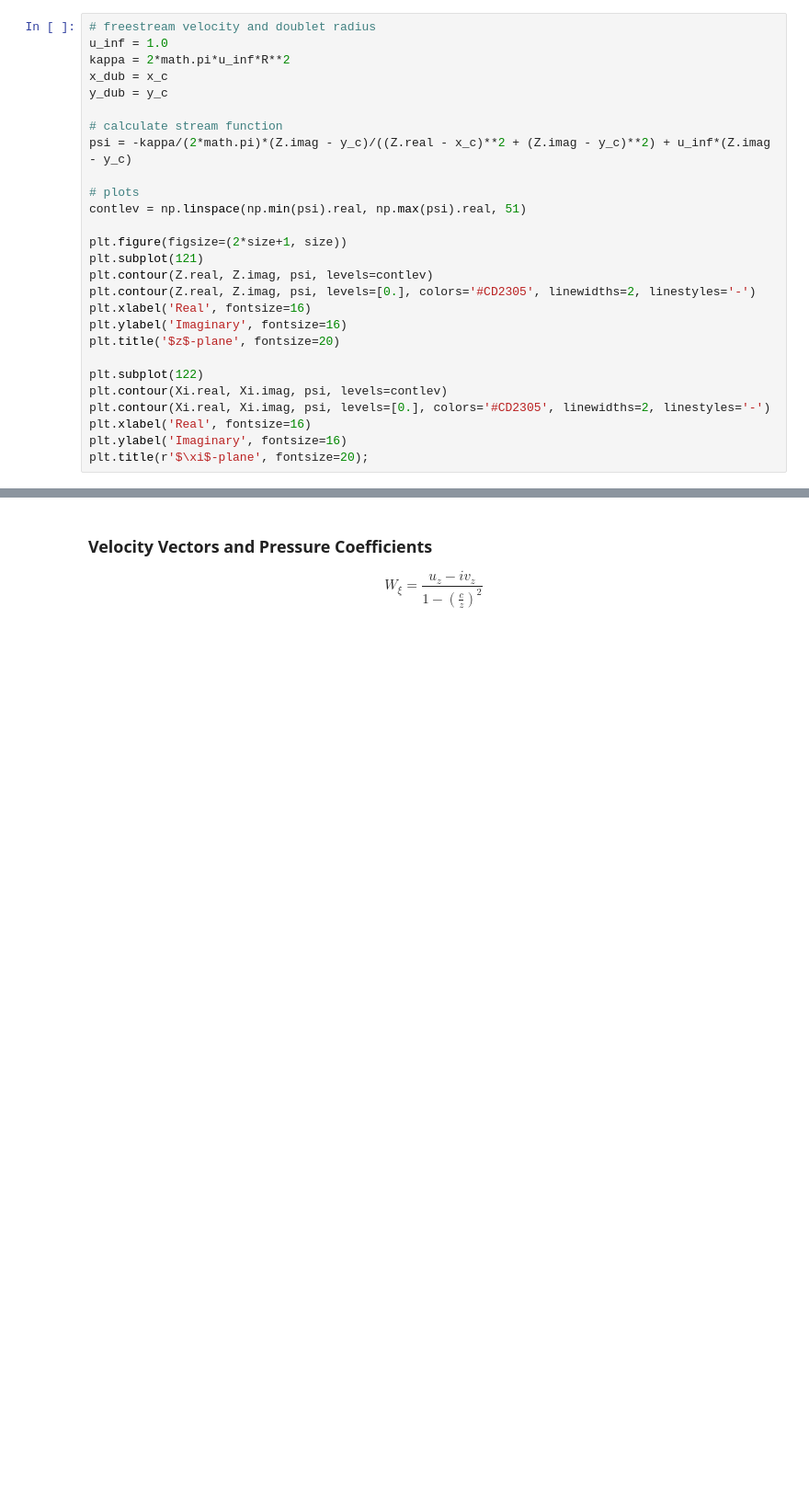
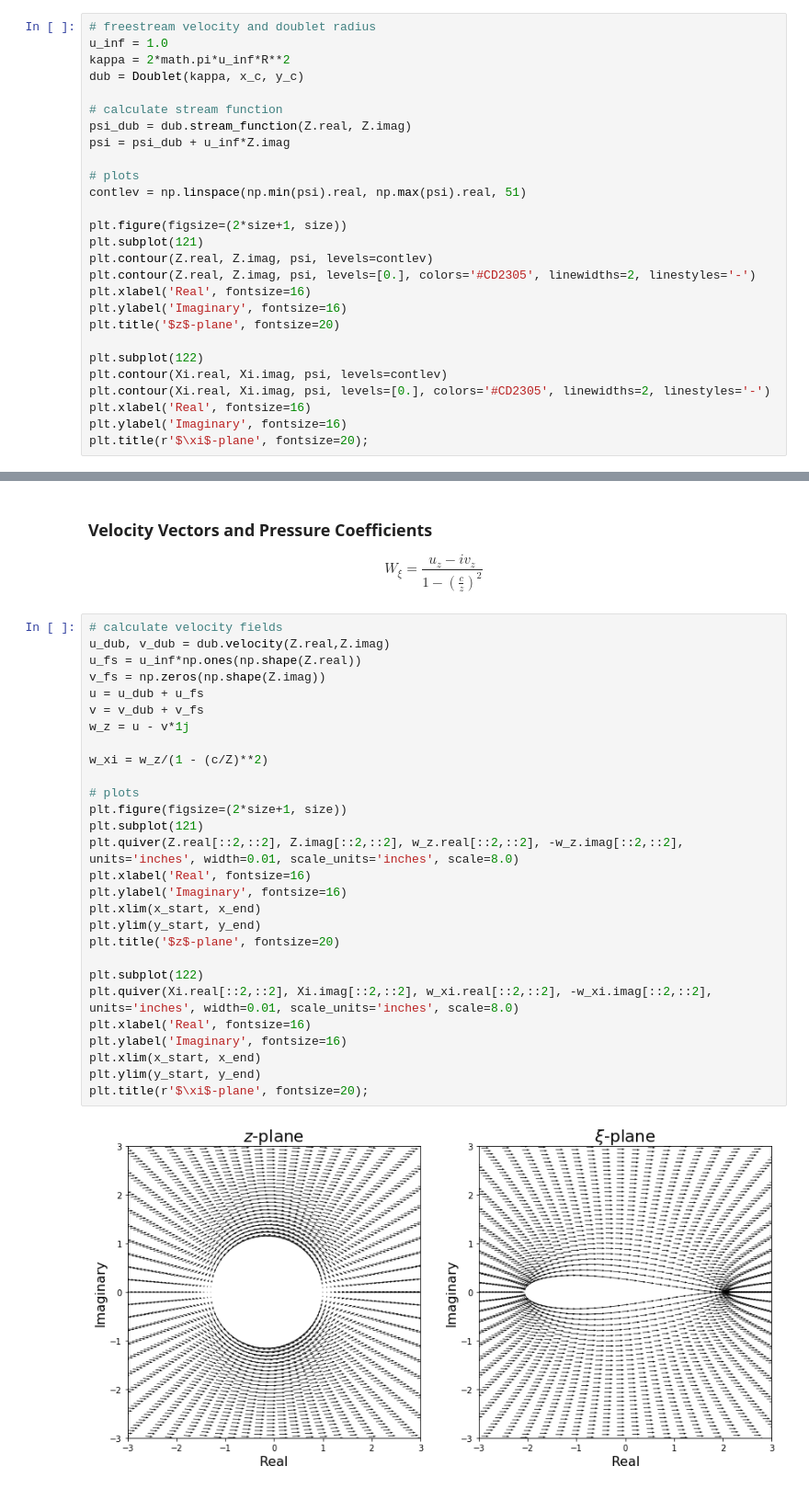
Before and after one commit to bobforcha/mae6226_workspace, a Jupyter notebook: assignments/assignment_02/assignment_02.ipynb, the cells around one changed output, grey strips where cells are left out. Shown at 92% size. Drawn from its saved outputs; the diff is of its cells as text; blank space fills up the shorter version.

```diff
--- a/assignments/assignment_02/assignment_02.ipynb
+++ b/assignments/assignment_02/assignment_02.ipynb
@@ -213,11 +214,11 @@ $$\psi\left(\xi\right) = \psi\left(\xi\left(z\right)\right)$$
 # freestream velocity and doublet radius
 u_inf = 1.0
 kappa = 2*math.pi*u_inf*R**2
-x_dub = x_c
-y_dub = y_c
+dub = Doublet(kappa, x_c, y_c)
 
 # calculate stream function
-psi = -kappa/(2*math.pi)*(Z.imag - y_c)/((Z.real - x_c)**2 + (Z.imag - y_c)**2) + u_inf*(Z.imag - y_c)
+psi_dub = dub.stream_function(Z.real, Z.imag)
+psi = psi_dub + u_inf*Z.imag
 
 # plots
 contlev = np.linspace(np.min(psi).real, np.max(psi).real, 51)
@@ -242,3 +243,33 @@ plt.title(r'$\xi$-plane', fontsize=20);
 ### Velocity Vectors and Pressure Coefficients
 
 $$W_\xi = \frac{u_z - iv_z}{1 - \left(\frac{c}{z}\right)^2}$$
+# %%
+# calculate velocity fields
+u_dub, v_dub = dub.velocity(Z.real,Z.imag)
+u_fs = u_inf*np.ones(np.shape(Z.real))
+v_fs = np.zeros(np.shape(Z.imag))
+u = u_dub + u_fs
+v = v_dub + v_fs
+w_z = u - v*1j
+
+w_xi = w_z/(1 - (c/Z)**2)
+
+# plots
+plt.figure(figsize=(2*size+1, size))
+plt.subplot(121)
+plt.quiver(Z.real[::2,::2], Z.imag[::2,::2], w_z.real[::2,::2], -w_z.imag[::2,::2], units='inches', width=0.01, scale_units='inches', scale=8.0)
+plt.xlabel('Real', fontsize=16)
+plt.ylabel('Imaginary', fontsize=16)
+plt.xlim(x_start, x_end)
+plt.ylim(y_start, y_end)
+plt.title('$z$-plane', fontsize=20)
+
+plt.subplot(122)
+plt.quiver(Xi.real[::2,::2], Xi.imag[::2,::2], w_xi.real[::2,::2], -w_xi.imag[::2,::2], units='inches', width=0.01, scale_units='inches', scale=8.0)
+plt.xlabel('Real', fontsize=16)
+plt.ylabel('Imaginary', fontsize=16)
+plt.xlim(x_start, x_end)
+plt.ylim(y_start, y_end)
+plt.title(r'$\xi$-plane', fontsize=20);
+# %% [output]
+[figure, added]
```
Also changed, not shown: parts of 13 cells of this notebook, 2 other files.
